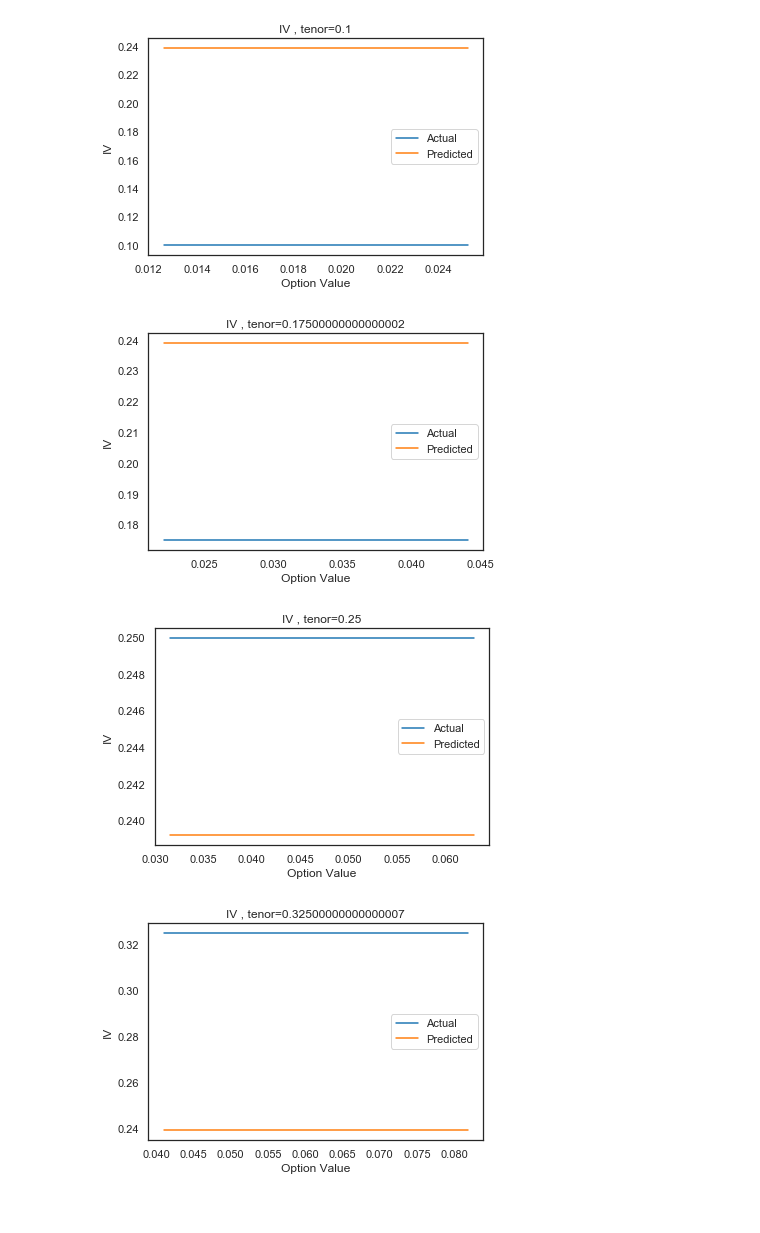
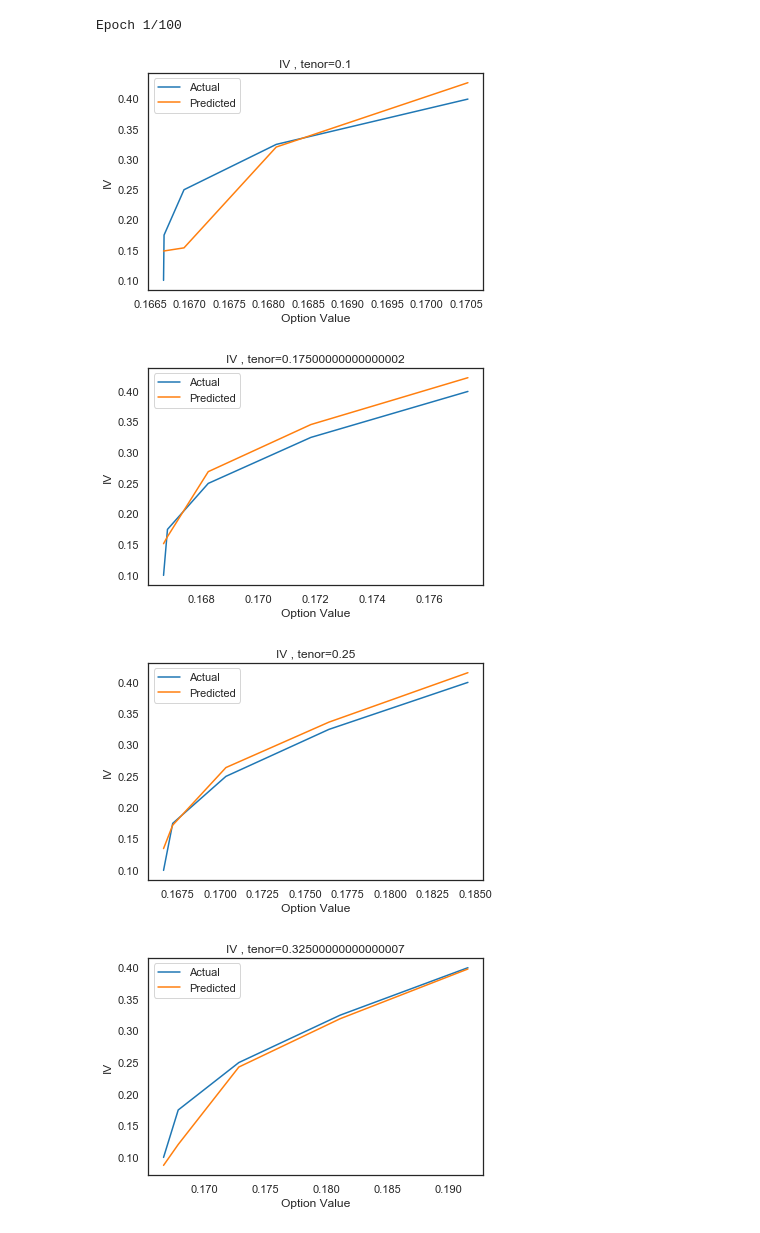
Before and after one commit to suren777/MLtraining, a Jupyter notebook: BlackScholesCalibrator.ipynb, the cells around one changed output. Saved outputs shown, nothing was run; the diff lists cells and outputs as text; code cells hidden in the pictures.

```diff
--- a/BlackScholesCalibrator.ipynb
+++ b/BlackScholesCalibrator.ipynb
@@ -69,38 +120,42 @@ generator = VolSequence(10,2000)
 val_generator = VolSequence(5, 5**4)
 # %%
 modelFile = 'bsCalibratorModel.hdf5'
-layers = 32
+layers = 16
 hidden_units = 512
-model = create_model(layers, hidden_units, modelFile)
+model = create_multy_model(layers, hidden_units, modelFile)
 
 epochs = 100
+
 checkpoint = k.callbacks.ModelCheckpoint(modelFile, monitor='val_loss')
-tensorboard = k.callbacks.TensorBoard(log_dir='LOGS\\{}'.format(time()), histogram_freq=1, write_graph=True)
+tensorboard = k.callbacks.TensorBoard(log_dir='LOGS\\{}'.format(time()), histogram_freq=10, write_graph=True)
 reduce_lr = k.callbacks.ReduceLROnPlateau(monitor='val_loss', factor=0.2, patience=5, min_lr=0.00001)
 model.fit_generator(generator=generator, epochs=epochs, validation_data=val_generator, validation_freq=1,
-                    workers=4, verbose=0, callbacks=[checkpoint, tensorboard, reduce_lr])
+                    verbose=1, callbacks=[checkpoint,  reduce_lr])
+# %% [output]
+Epoch 1/100
 # %%
-t = np.linspace(0.1,0.4, 5)
-model = create_model(layers, hidden_units, modelFile)
+mat = np.linspace(0.1, 0.4, 5)
+model = create_multy_model(layers, hidden_units, modelFile)
 import seaborn as sns
 sns.set_context('notebook')
 sns.set_style('white')
 for i in range(5):
-    f, strike, t, vol = [1], [1], np.linspace(0.1,0.4, 5), t[i]
+    f, strike, t, vol = [1.2], [1], [mat[i]], np.linspace(0.1,0.4, 5)
     inputs = np.array(np.meshgrid(f, strike, t, vol)).T.reshape(-1, 4)
+
     prices = blackScholesPriceTrue(inputs[:, 0], inputs[:, 1], inputs[:, 2], inputs[:, 3])
     vols = inputs[:,[-1]].flatten()
     inputs[:, -1] = prices
     pred_vols = model.predict(inputs)
     plt.figure(i)
     plt.title("IV , tenor={}".format(vols[i]))
     plt.plot(prices, vols, label='Actual')
     plt.plot(prices, pred_vols, label='Predicted')
     plt.xlabel("Option Value")
     plt.ylabel("IV")
     plt.legend()
 # %% [output]
-[figure, old version]
+[figure, new version]
-[figure, old version]
+[figure, new version]
-[figure, old version]
+[figure, new version]
-[figure, old version]
+[figure, new version]
```
Also changed, not shown: parts of 6 cells of this notebook, 7 other files.
